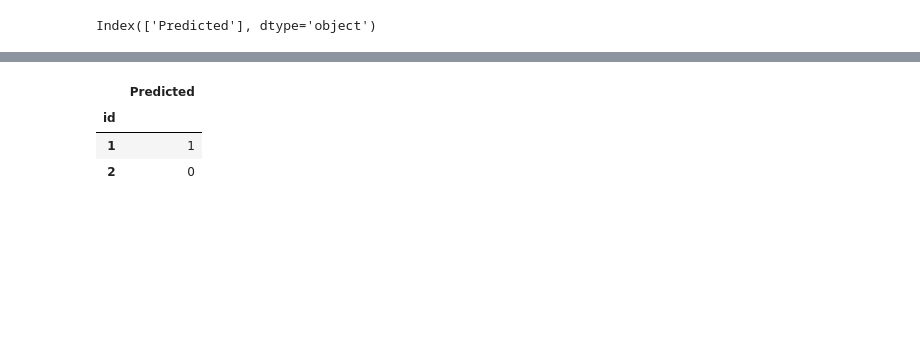
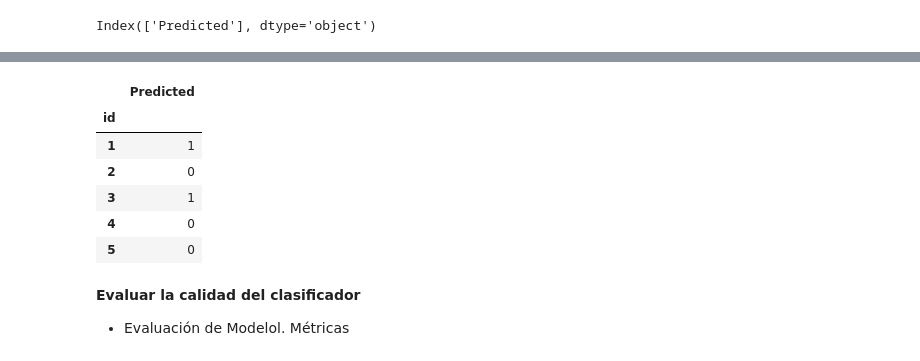
Before and after one commit to Crepot/sistemas-de-gestion-u4, a Jupyter notebook: Notebook_Competencia_Enviar_Datos.ipynb, the cells around one changed output, grey strips where cells are left out. Saved outputs shown, nothing was run; the diff lists cells and outputs as text; code cells hidden in the pictures; blank space fills up the shorter version.

```diff
--- a/Notebook_Competencia_Enviar_Datos.ipynb
+++ b/Notebook_Competencia_Enviar_Datos.ipynb
@@ -195,8 +231,11 @@ Index(['Predicted'], dtype='object')
 # %%
-datos_clasificados.head(2)
+datos_clasificados.head(5)
 # %% [output]
 |  | Predicted |
 | id |  |
 | 1 | 1 |
 | 2 | 0 |
+| 3 | 1 |
+| 4 | 0 |
+| 5 | 0 |
 # %%
@@ -203,0 +243,3 @@ from google.colab import files
+# %% [markdown]
+**Evaluar la calidad del clasificador**
+- Evaluación de Modelol. Métricas
```
Also changed, not shown: parts of 23 cells of this notebook.
